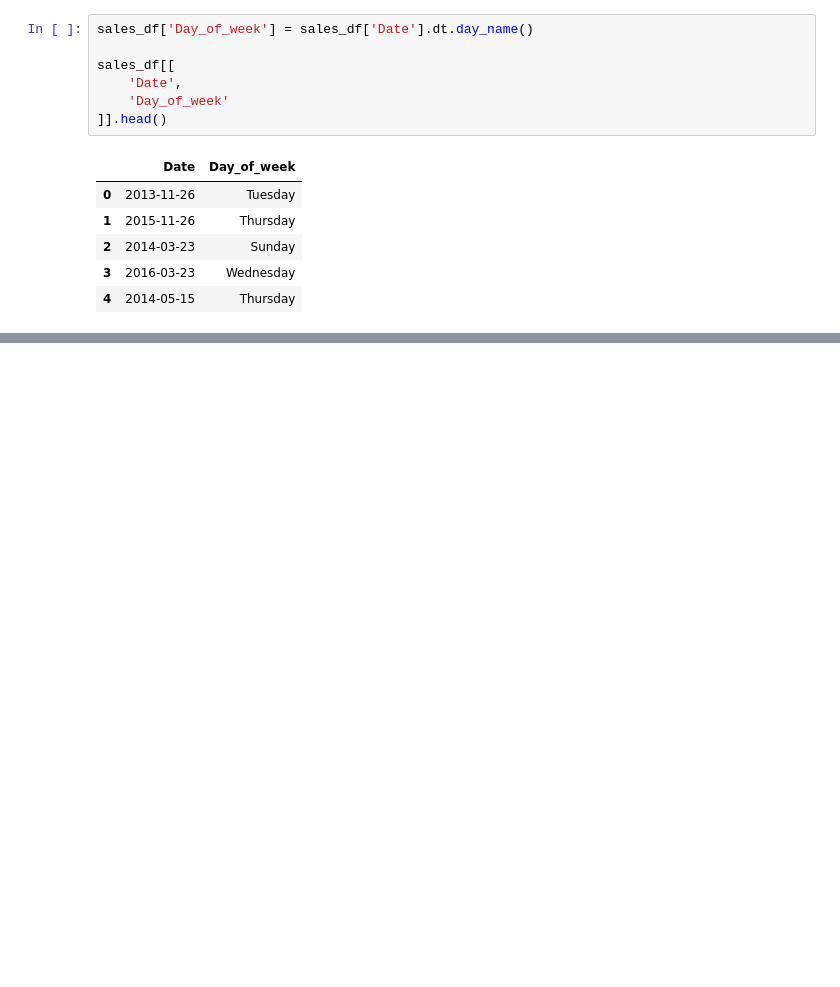
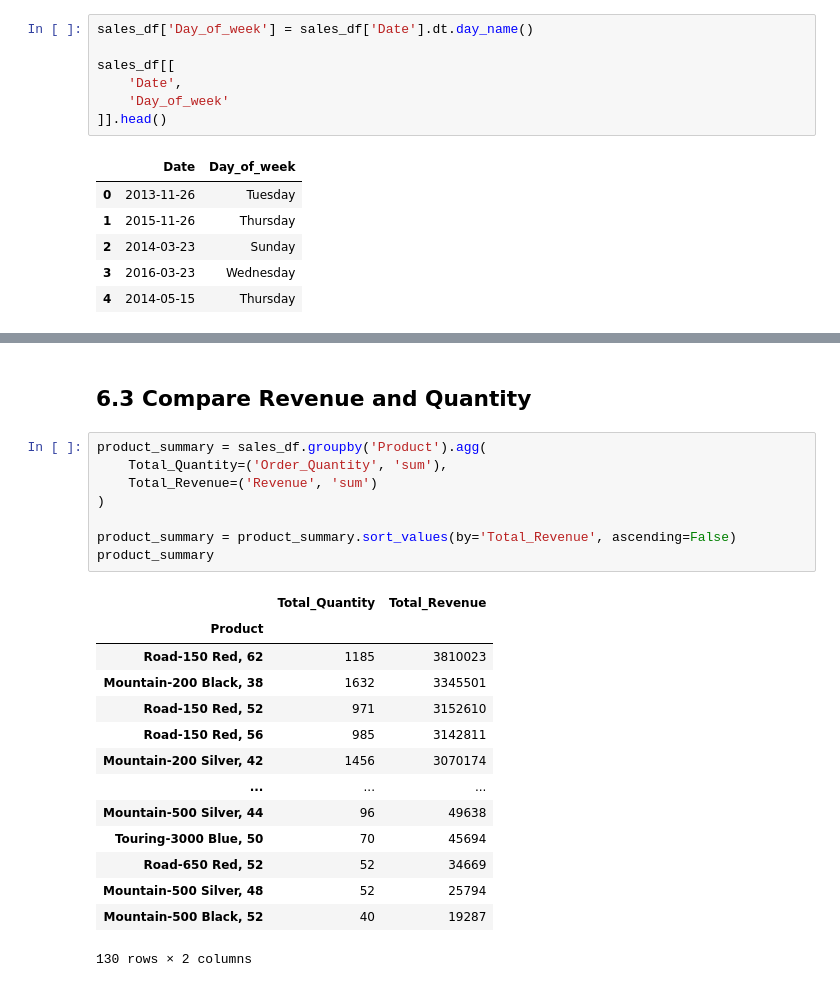
Before and after one commit to vidushanpathir505-bot/academic-data-wrangler, a Jupyter notebook: sales-data-analysis/sales_analysis.ipynb, the cells around one changed output, grey strips where cells are left out. Saved outputs shown, nothing was run; the diff lists cells and outputs as text; blank space fills up the shorter version.

Commit message:
feat: add sales analaysis

```diff
--- a/sales-data-analysis/sales_analysis.ipynb
+++ b/sales-data-analysis/sales_analysis.ipynb
@@ -312,0 +355,25 @@ sales_df[[
+# %% [markdown]
+## 6.3 Compare Revenue and Quantity
+# %%
+product_summary = sales_df.groupby('Product').agg(
+    Total_Quantity=('Order_Quantity', 'sum'),
+    Total_Revenue=('Revenue', 'sum')
+)
+
+product_summary = product_summary.sort_values(by='Total_Revenue', ascending=False)
+product_summary
+# %% [output]
+|  | Total_Quantity | Total_Revenue |
+| Product |  |  |
+| Road-150 Red, 62 | 1185 | 3810023 |
+| Mountain-200 Black, 38 | 1632 | 3345501 |
+| Road-150 Red, 52 | 971 | 3152610 |
+| Road-150 Red, 56 | 985 | 3142811 |
+| Mountain-200 Silver, 42 | 1456 | 3070174 |
+| ... | ... | ... |
+| Mountain-500 Silver, 44 | 96 | 49638 |
+| Touring-3000 Blue, 50 | 70 | 45694 |
+| Road-650 Red, 52 | 52 | 34669 |
+| Mountain-500 Silver, 48 | 52 | 25794 |
+| Mountain-500 Black, 52 | 40 | 19287 |
+130 rows × 2 columns
```
Also changed, not shown: parts of 9 cells of this notebook.
